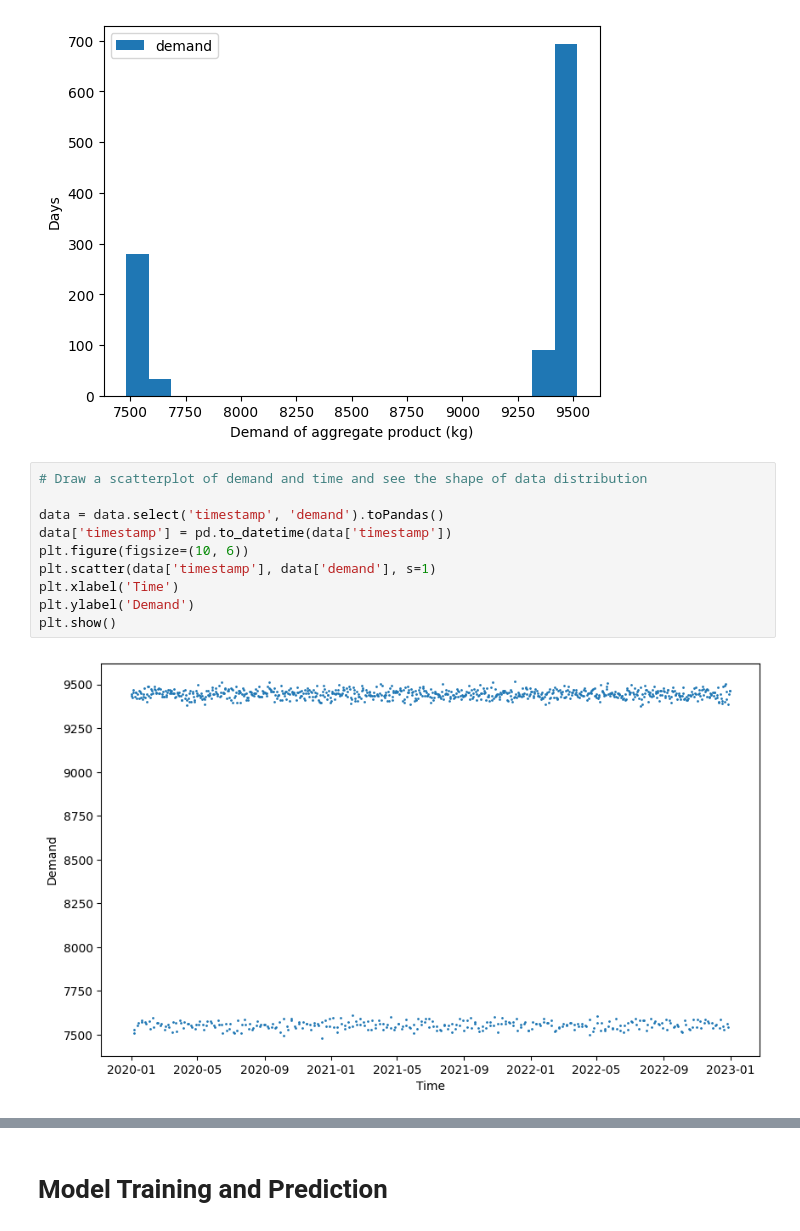
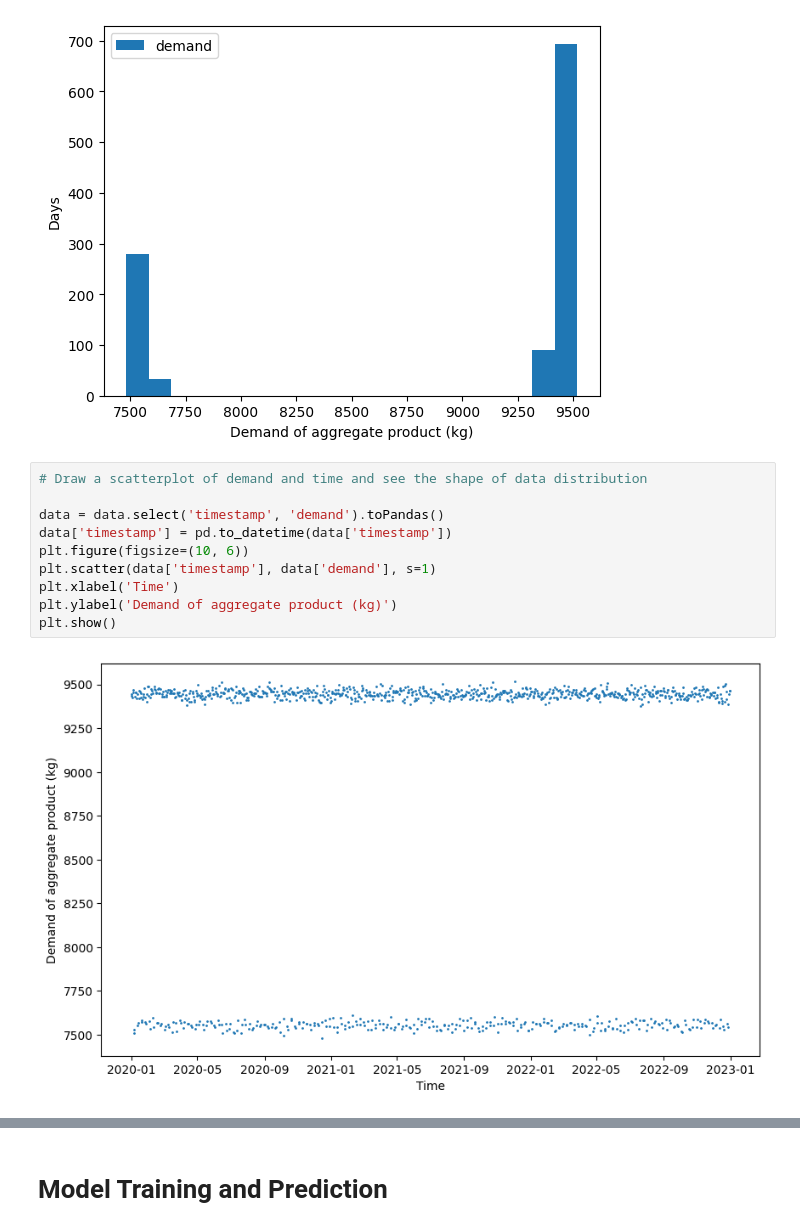
Before and after one commit to Maojia-Yao/Demand-Prediction, a Jupyter notebook: predict_model.ipynb, the cells around one changed output, grey strips where cells are left out. Drawn from its saved outputs; the diff is of its cells as text.

```diff
--- a/predict_model.ipynb
+++ b/predict_model.ipynb
@@ -102,15 +106,15 @@ plt.show()
 # %%
 # Draw a scatterplot of demand and time and see the shape of data distribution
 
 data = data.select('timestamp', 'demand').toPandas()
 data['timestamp'] = pd.to_datetime(data['timestamp'])
 plt.figure(figsize=(10, 6))
 plt.scatter(data['timestamp'], data['demand'], s=1)
 plt.xlabel('Time')
-plt.ylabel('Demand')
+plt.ylabel('Demand of aggregate product (kg)')
 plt.show()
 # %% [output]
-[figure, old version]
+[figure, new version]
 # %%
 # Compare the data of March, June and September of 2020 by the same day
 data_2020 = data[data['timestamp'].dt.year == 2020]
```
Also changed, not shown: parts of 9 cells of this notebook, 3 other files.
